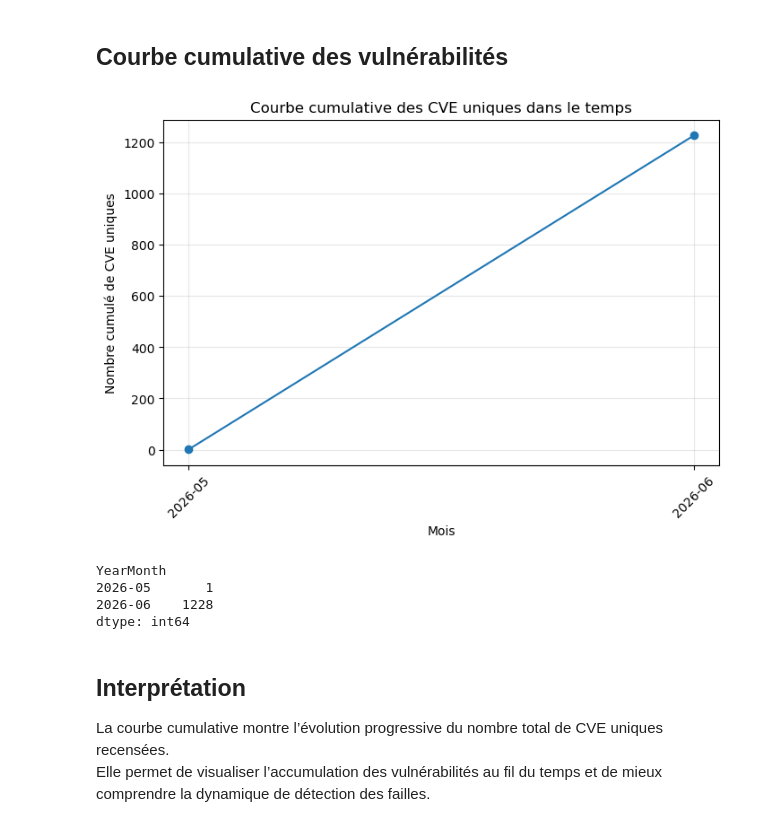
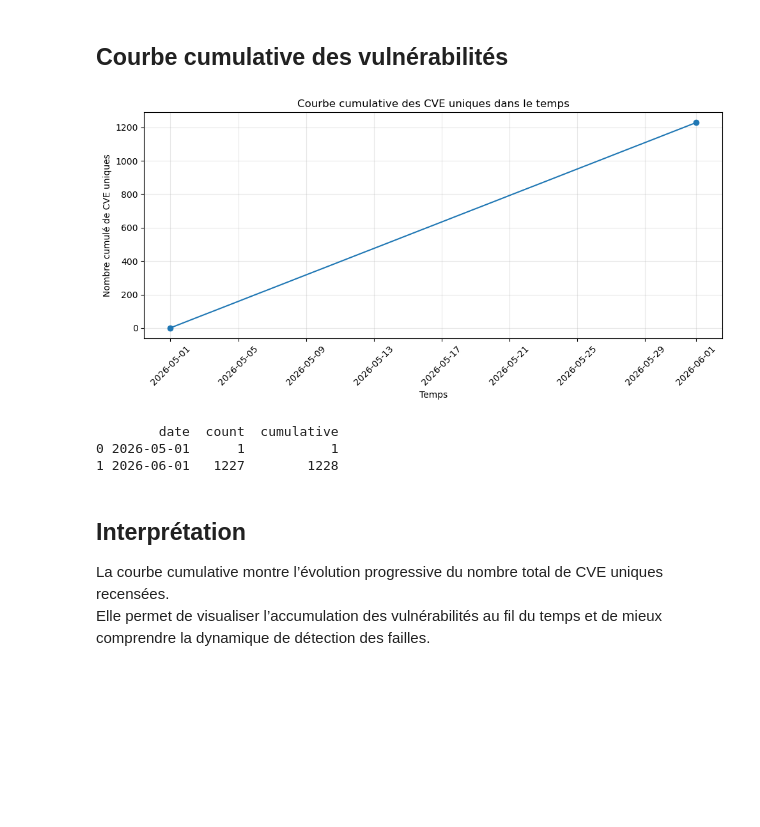
Before and after one commit to Herschel-The-Cauchois/Trinome_DS4_Mastercamp_EFREI, a Jupyter notebook: Graded TD/TD_noté.ipynb, the cells around one changed output. Cells and saved outputs as stored; diff of their text form; code cells hidden in the pictures; blank space fills up the shorter version.

```diff
--- a/Graded TD/TD_noté.ipynb
+++ b/Graded TD/TD_noté.ipynb
@@ -12,7 +12,7 @@ import numpy as np
 
 # 1. Charger le fichier CSV
 df = pd.read_csv(
-    r"C:\Users\rania\Downloads\ANSSIAlertsDataHere_2026-06-13_02-49-35_capture.csv",
+    r"./ANSSIAlertsDataHere_2026-06-15_12-44-55_capture.csv",
     sep=";"
 )
 
@@ -445,25 +447,45 @@ Ce tableau permet de prioriser les CVE en tenant compte à la fois de leur gravi
 # %% [markdown]
 ## Courbe cumulative des vulnérabilités
 # %%
-cumulative_vuln = vuln_by_month.cumsum()
+vuln_by_month = (
+    df.dropna(subset=["CVE"])
+      .drop_duplicates(subset=["CVE", "Month", "Year"])
+      .groupby(["Year", "Month"])
+      .size()
+      .reset_index(name="count")
+)
 
-plt.figure(figsize=(8, 5))
-plt.plot(cumulative_vuln.index, cumulative_vuln.values, marker="o")
+vuln_by_month["date"] = pd.to_datetime(
+    vuln_by_month["Year"].astype(str) + "-" +
+    vuln_by_month["Month"].astype(str).str.zfill(2) + "-01"
+)
+
+vuln_by_month = vuln_by_month.sort_values("date")
+vuln_by_month["cumulative"] = vuln_by_month["count"].cumsum()
+
+plt.figure(figsize=(10, 5))
+
+plt.plot(
+    vuln_by_month["date"],
+    vuln_by_month["cumulative"],
+    marker="o"
+)
 
 plt.title("Courbe cumulative des CVE uniques dans le temps")
-plt.xlabel("Mois")
+plt.xlabel("Temps")
 plt.ylabel("Nombre cumulé de CVE uniques")
 plt.xticks(rotation=45)
 plt.grid(True, alpha=0.3)
+
+plt.tight_layout()
 plt.show()
 
-print(cumulative_vuln)
+print(vuln_by_month[["date", "count", "cumulative"]])
 # %% [output]
-[figure, old version]
+[figure, new version]
-YearMonth
-2026-05       1
-2026-06    1228
-dtype: int64
+        date  count  cumulative
+0 2026-05-01      1           1
+1 2026-06-01   1227        1228
 # %% [markdown]
 ## Interprétation
 La courbe cumulative montre l’évolution progressive du nombre total de CVE uniques recensées.
```
Also changed, not shown: parts of 16 cells of this notebook, 1 other file.
